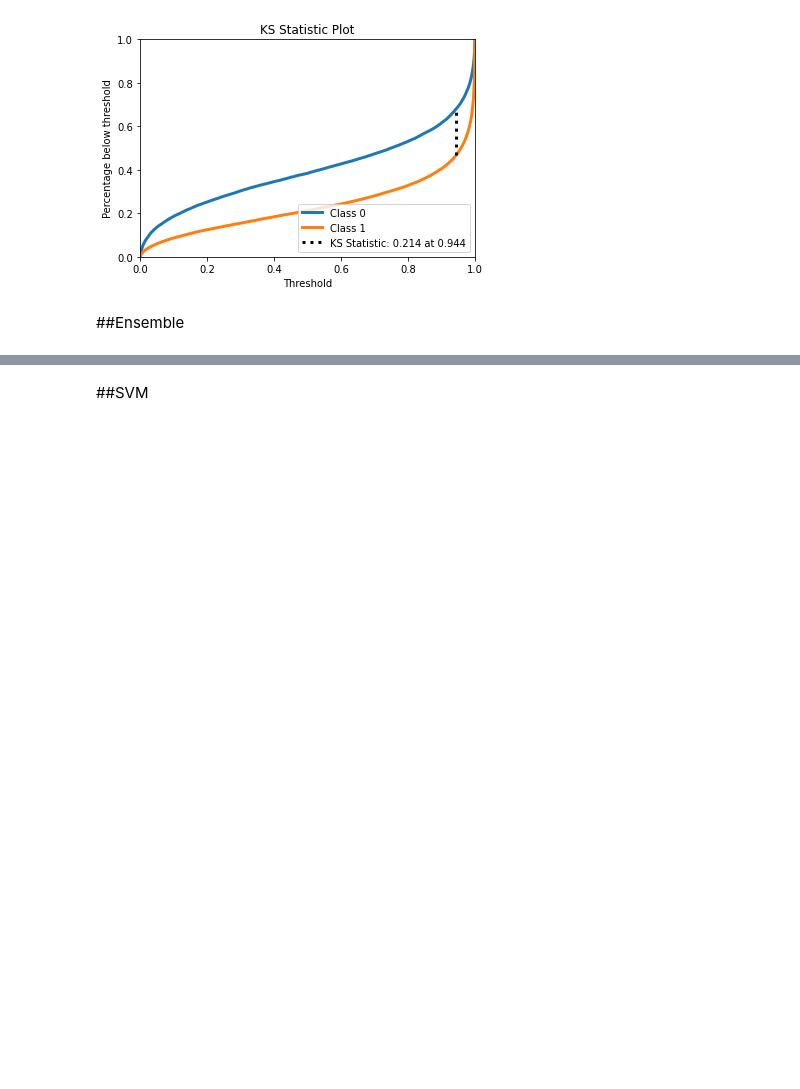
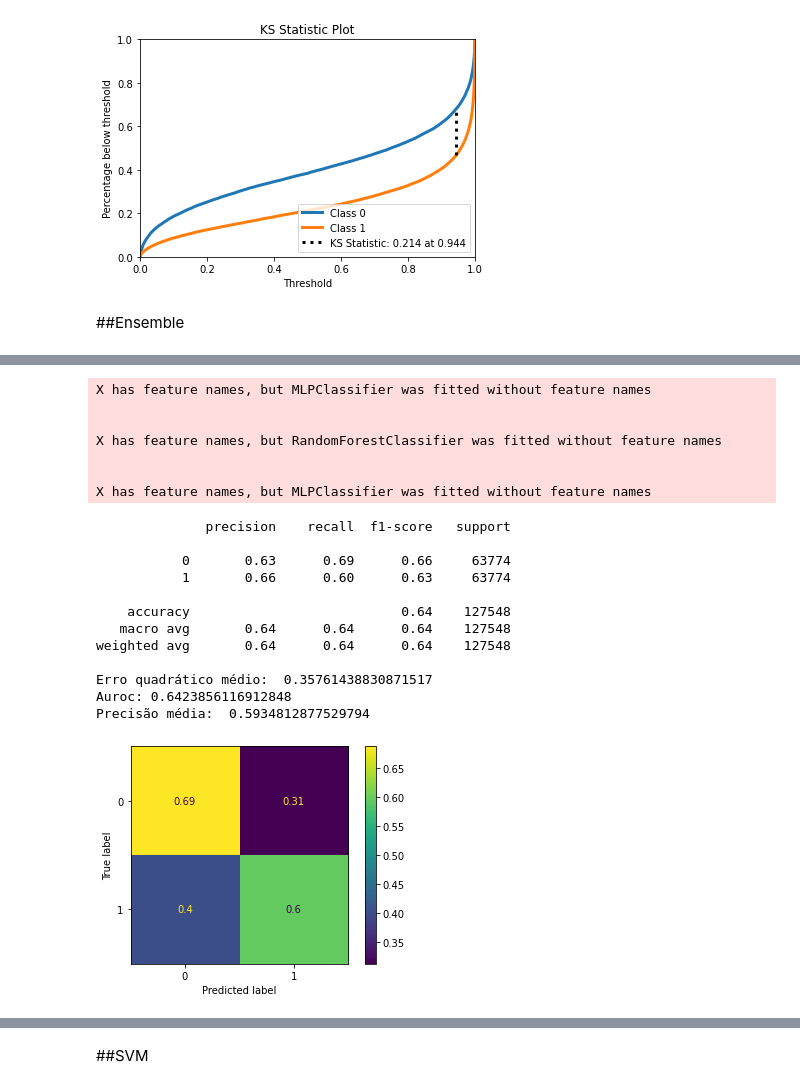
Before and after one commit to LucasThierry/Neural-Networks-21.1, a Jupyter notebook: Projeto.ipynb, the cells around one changed output, grey strips where cells are left out. Saved outputs shown, nothing was run; the diff lists cells and outputs as text; code cells hidden in the pictures; blank space fills up the shorter version.

Commit message:
junção do ensemble no notebook

```diff
--- a/Projeto.ipynb
+++ b/Projeto.ipynb
@@ -1159,0 +1212,42 @@ X has feature names, but GradientBoostingClassifier was fitted without feature n
+# %%
+from sklearn.ensemble import StackingClassifier, RandomForestClassifier, BaggingClassifier, VotingClassifier
+
+rf_classifier = RandomForestClassifier(n_estimators=100,max_depth=8,min_samples_leaf=2,min_samples_split=4,max_features='sqrt')
+mlp8 = MLPClassifier(hidden_layer_sizes=(50,50), solver='adam', activation='relu', learning_rate_init=0.005, max_iter=10000,
+                    early_stopping=True, n_iter_no_change=20, validation_fraction=0.1)
+mlp9 = MLPClassifier(hidden_layer_sizes=(100,50,25), solver='adam', activation='relu', learning_rate_init=0.005, max_iter=10000,
+                    early_stopping=True, n_iter_no_change=20, validation_fraction=0.1)
+
+ensemble_classifier = VotingClassifier(
+            estimators=[('mlp1', mlp8), ('rf', rf_classifier), ('mlp2', mlp9)],
+            voting='soft')
+
+mlp8.fit(x_train.to_numpy(), y_train2.to_numpy().ravel())
+rf_classifier.fit(x_train.to_numpy(), y_train2.to_numpy().ravel())
+mlp9.fit(x_train.to_numpy(), y_train2.to_numpy().ravel())
+ensemble_classifier.fit(x_train.to_numpy(), y_train2.to_numpy().ravel())
+
+ensemble_pred_class_val = ensemble_classifier.predict(x_validate)
+y_pred_ensemble_val = pred_name_columns(ensemble_pred_class_val)
+my_metrics(y_validate,y_pred_ensemble_val)
+# %% [output]
+X has feature names, but MLPClassifier was fitted without feature names
+
+
+X has feature names, but RandomForestClassifier was fitted without feature names
+
+
+X has feature names, but MLPClassifier was fitted without feature names
+              precision    recall  f1-score   support
+
+           0       0.63      0.69      0.66     63774
+           1       0.66      0.60      0.63     63774
+
+    accuracy                           0.64    127548
+   macro avg       0.64      0.64      0.64    127548
+weighted avg       0.64      0.64      0.64    127548
+
+Erro quadrático médio:  0.35761438830871517
+Auroc: 0.6423856116912848
+Precisão média:  0.5934812877529794
+[figure, added]
```
Also changed, not shown: parts of 9 cells of this notebook.
